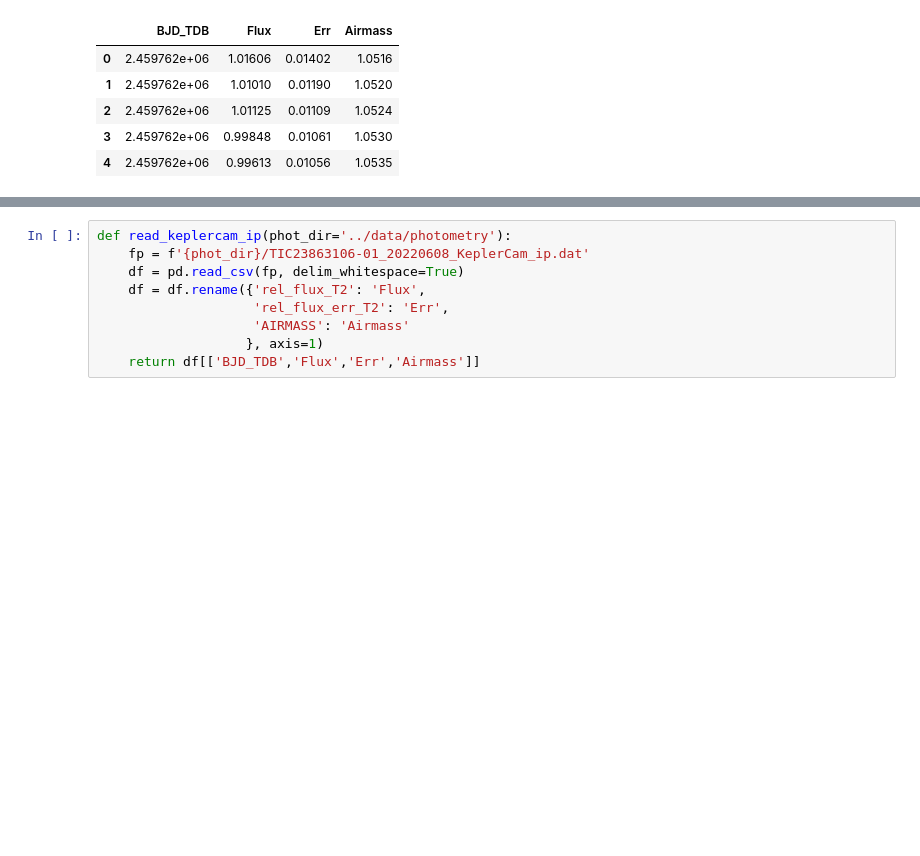
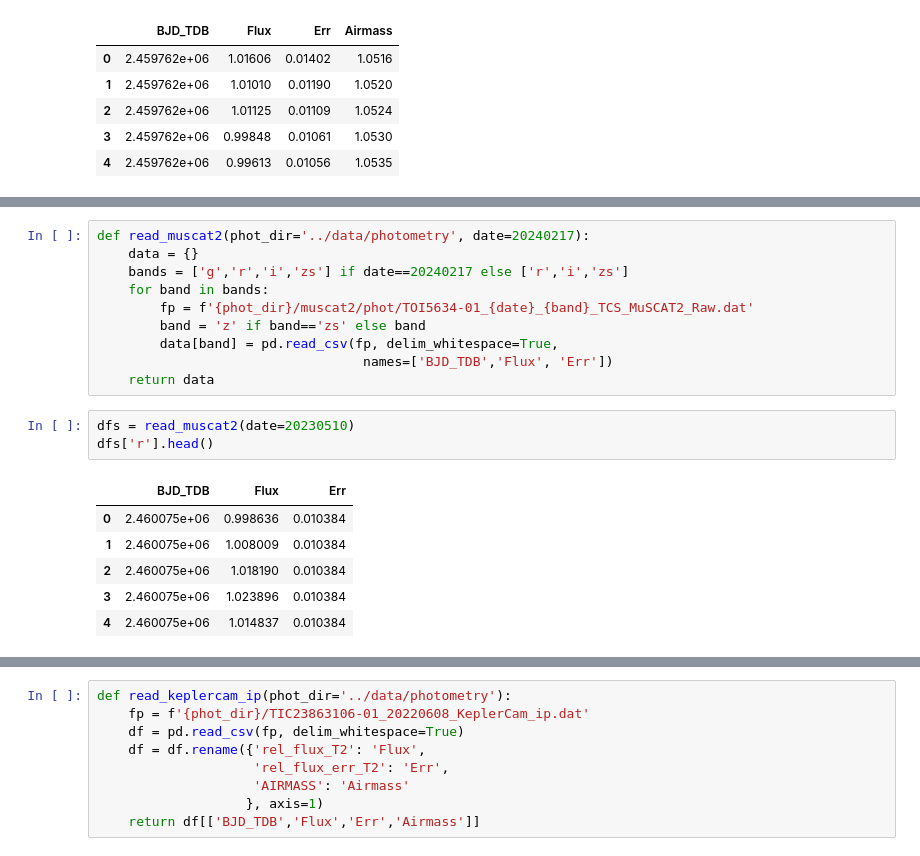
Before and after one commit to jpdeleon/toi5671, a Jupyter notebook: notebooks/all_lightcurves.ipynb, the cells around one changed output, grey strips where cells are left out. Drawn from its saved outputs; the diff is of its cells as text; blank space fills up the shorter version.

```diff
--- a/notebooks/all_lightcurves.ipynb
+++ b/notebooks/all_lightcurves.ipynb
@@ -178,0 +196,20 @@ lc_muscat3_g.head()
+# %%
+def read_muscat2(phot_dir='../data/photometry', date=20240217):
+    data = {}
+    bands = ['g','r','i','zs'] if date==20240217 else ['r','i','zs']
+    for band in bands:
+        fp = f'{phot_dir}/muscat2/phot/TOI5634-01_{date}_{band}_TCS_MuSCAT2_Raw.dat'
+        band = 'z' if band=='zs' else band
+        data[band] = pd.read_csv(fp, delim_whitespace=True,
+                                  names=['BJD_TDB','Flux', 'Err'])
+    return data
+# %%
+dfs = read_muscat2(date=20230510)
+dfs['r'].head()
+# %% [output]
+|  | BJD_TDB | Flux | Err |
+| 0 | 2.460075e+06 | 0.998636 | 0.010384 |
+| 1 | 2.460075e+06 | 1.008009 | 0.010384 |
+| 2 | 2.460075e+06 | 1.018190 | 0.010384 |
+| 3 | 2.460075e+06 | 1.023896 | 0.010384 |
+| 4 | 2.460075e+06 | 1.014837 | 0.010384 |
```
Also changed, not shown: parts of 3 cells of this notebook, 16 other files.
